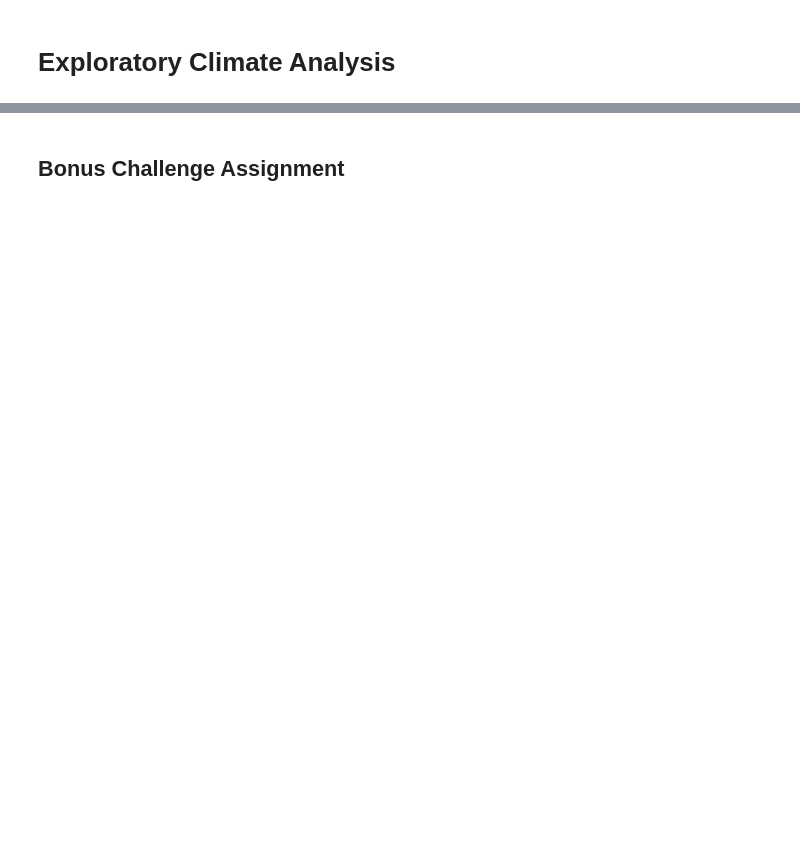
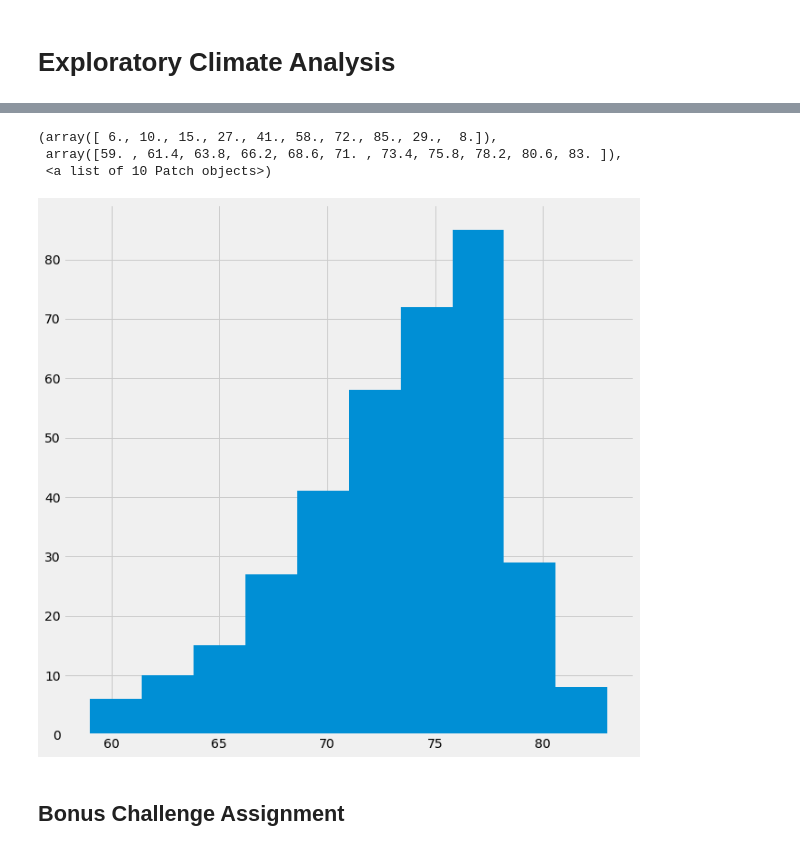
Before and after one commit to devindubin/sqlalchemy-challenge, a Jupyter notebook: climate_starter.ipynb, the cells around one changed output, grey strips where cells are left out. Cells and saved outputs as stored; diff of their text form; code cells hidden in the pictures; blank space fills up the shorter version.

```diff
--- a/climate_starter.ipynb
+++ b/climate_starter.ipynb
@@ -117,6 +123,17 @@ prcp_anly
 # %%
 # Choose the station with the highest number of temperature observations.
 # Query the last 12 months of temperature observation data for this station and plot the results as a histogram
+
+temp_obvs = session.query(measurement.tobs).filter(measurement.date > year_before,measurement.station == most_active).all()
+
+heat_list = [x[0] for x in temp_obvs]
+fig1, ax1 = plt.subplots(figsize = (10,10))
+ax1.hist(heat_list)
+# %% [output]
+(array([ 6., 10., 15., 27., 41., 58., 72., 85., 29.,  8.]),
+ array([59. , 61.4, 63.8, 66.2, 68.6, 71. , 73.4, 75.8, 78.2, 80.6, 83. ]),
+ <a list of 10 Patch objects>)
+[figure, added]
 # %% [markdown]
 ## Bonus Challenge Assignment
 # %%
```
Also changed, not shown: parts of 7 cells of this notebook, 1 other file.
